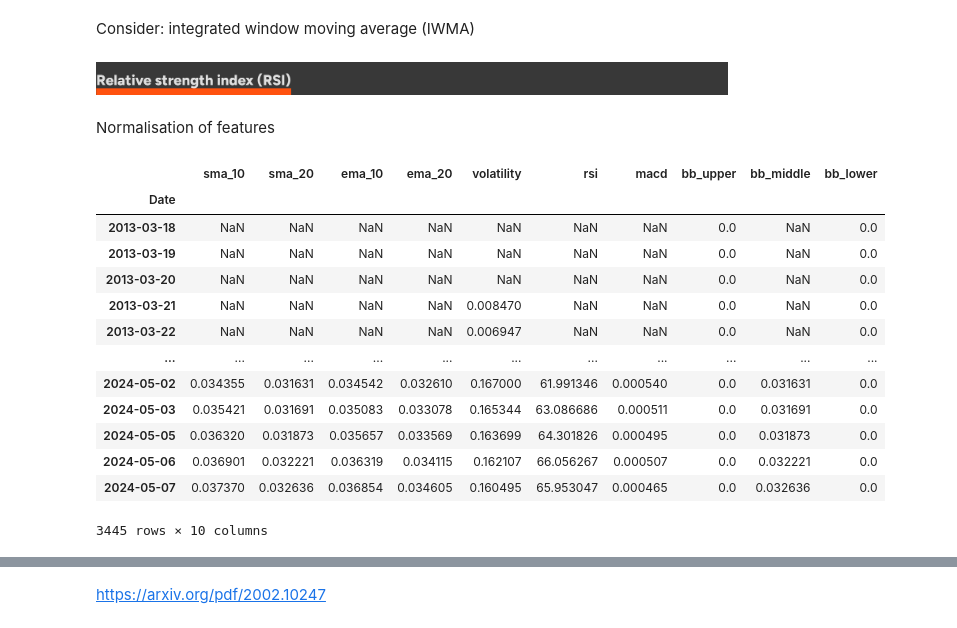
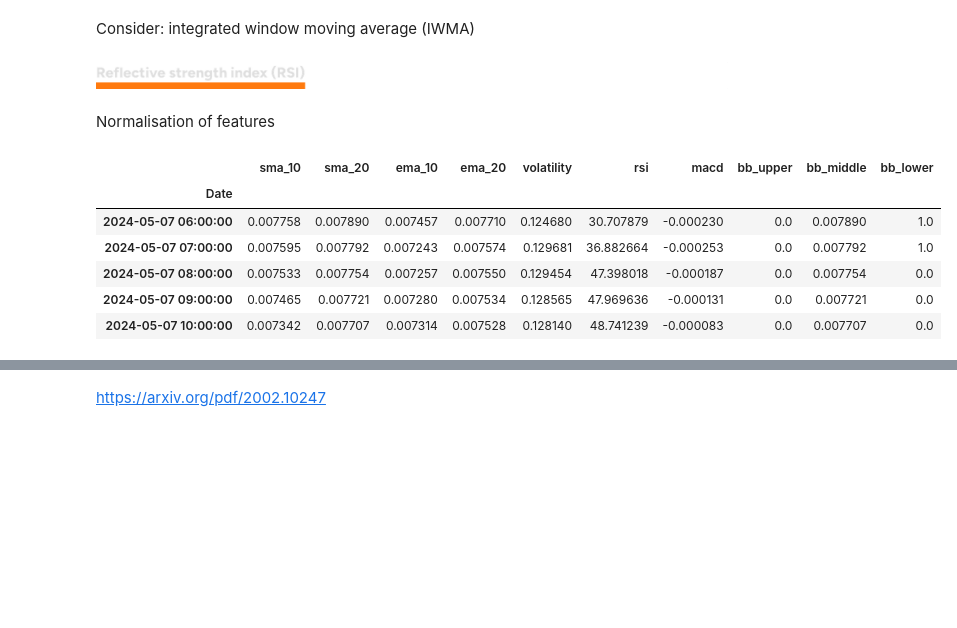
Before and after one commit to kellyle404/backtest_overfit, a Jupyter notebook: 🍀🌸🌿BACKTEST_OVERFITTING_CODES.ipynb, the cells around one changed output, grey strips where cells are left out. Drawn from its saved outputs; the diff is of its cells as text; code cells hidden in the pictures; blank space fills up the shorter version.

```diff
--- a/🍀🌸🌿BACKTEST_OVERFITTING_CODES.ipynb
+++ b/🍀🌸🌿BACKTEST_OVERFITTING_CODES.ipynb
@@ -293,0 +233,7 @@ Number of columns with NaN values:
+# %%
+forex_hourly_log_frdiff = forex_hourly_log.copy()
+fracDiff = FractionalDifferentiator()
+
+for pair in logged_non_stationary_pairs:
+    forex_hourly_log_frdiff[pair] = fracDiff.FitTransform(forex_hourly_log[pair])
+display(forex_hourly_log_frdiff)
@@ -323,6 +286,5 @@ consider: spreads, changes in bid prices, changes in ask prices, differences in
 Lets just pick out AUDCHF as an example to see how the `features` df is formed for each price path.
 # %%
 # Pick out a single path to demonstrate how the features df is created
-AUDCHF = forex_daily_log['AUDCHF']
+AUDCHF = forex_hourly_log_frdiff['AUDCHF']
 features_AUDCHF = pd.DataFrame()
-AUDCHF
@@ -353,7 +301,7 @@ features_AUDCHF['ema_20'] = ta.trend.ema_indicator(AUDCHF, window=20)
 # %% [markdown]
 Volatility - Exponential weighted moving average (EWMA)
 # %%
-def daily_volatility_with_log_returns(
+def volatility_with_log_returns(
         close: pd.Series,
         span: int = 100 # determines how much weight is assigned to the previous observations in the EWMA calculation
 ) -> pd.Series:
@@ -369,22 +317,22 @@ def daily_volatility_with_log_returns(
     """
 
     df = close.index.searchsorted(close.index - pd.Timedelta(days=1))
-    # searchsorted method returns the index of the first element in the array that is greater than the search value.
+    # searchsorted method returns the index of the first element in the array that is greater than the search value
 
-    df = df[df > 0] # filters out the non-positive values from the df array, ensuring that only valid indices are considered.
+    df = df[df > 0] # filters out the non-positive values from the df array, ensuring that only valid indices are considered
     df = pd.Series(close.index[df - 1], index=close.index[close.shape[0] - df.shape[0]:])
     returns = np.log(close.loc[df.index] / close.loc[df.values].values)
     stds = returns.ewm(span=span).std().rename("std")
-    # essentially its just using an alpha param that is determined by the span, then use that as kinda like a weigth
+    # essentially its just using an alpha param that is determined by the span, then use that as kinda like a weight
     # param for the std method nothin 2 complicated
 
     return stds
 # %%
-features_AUDCHF['volatility'] = daily_volatility_with_log_returns(AUDCHF, 100)
+features_AUDCHF['volatility'] = volatility_with_log_returns(AUDCHF, 100)
 # %% [markdown]
 Consider: integrated window moving average (IWMA)
 # %% [markdown]
-![RSI.png](embedded-picture-1-old)
+![RSI.png](embedded-picture-1-new)
 # %%
 features_AUDCHF['rsi'] = ta.momentum.rsi(AUDCHF)
 features_AUDCHF['macd'] = ta.trend.macd_diff(AUDCHF)
@@ -394,19 +342,12 @@ features_AUDCHF['bb_upper'], features_AUDCHF['bb_middle'], features_AUDCHF['bb_l
 # %% [markdown]
 Normalisation of features
 # %%
-features_AUDCHF
+features_AUDCHF.tail()
 # %% [output]
 |  | sma_10 | sma_20 | ema_10 | ema_20 | volatility | rsi | macd | bb_upper | bb_middle | bb_lower |
 | Date |  |  |  |  |  |  |  |  |  |  |
-| 2013-03-18 | NaN | NaN | NaN | NaN | NaN | NaN | NaN | 0.0 | NaN | 0.0 |
-| 2013-03-19 | NaN | NaN | NaN | NaN | NaN | NaN | NaN | 0.0 | NaN | 0.0 |
-| 2013-03-20 | NaN | NaN | NaN | NaN | NaN | NaN | NaN | 0.0 | NaN | 0.0 |
-| 2013-03-21 | NaN | NaN | NaN | NaN | 0.008470 | NaN | NaN | 0.0 | NaN | 0.0 |
-| 2013-03-22 | NaN | NaN | NaN | NaN | 0.006947 | NaN | NaN | 0.0 | NaN | 0.0 |
-| ... | ... | ... | ... | ... | ... | ... | ... | ... | ... | ... |
-| 2024-05-02 | 0.034355 | 0.031631 | 0.034542 | 0.032610 | 0.167000 | 61.991346 | 0.000540 | 0.0 | 0.031631 | 0.0 |
-| 2024-05-03 | 0.035421 | 0.031691 | 0.035083 | 0.033078 | 0.165344 | 63.086686 | 0.000511 | 0.0 | 0.031691 | 0.0 |
-| 2024-05-05 | 0.036320 | 0.031873 | 0.035657 | 0.033569 | 0.163699 | 64.301826 | 0.000495 | 0.0 | 0.031873 | 0.0 |
-| 2024-05-06 | 0.036901 | 0.032221 | 0.036319 | 0.034115 | 0.162107 | 66.056267 | 0.000507 | 0.0 | 0.032221 | 0.0 |
-| 2024-05-07 | 0.037370 | 0.032636 | 0.036854 | 0.034605 | 0.160495 | 65.953047 | 0.000465 | 0.0 | 0.032636 | 0.0 |
+| 2024-05-07 06:00:00 | 0.007758 | 0.007890 | 0.007457 | 0.007710 | 0.124680 | 30.707879 | -0.000230 | 0.0 | 0.007890 | 1.0 |
+| 2024-05-07 07:00:00 | 0.007595 | 0.007792 | 0.007243 | 0.007574 | 0.129681 | 36.882664 | -0.000253 | 0.0 | 0.007792 | 1.0 |
+| 2024-05-07 08:00:00 | 0.007533 | 0.007754 | 0.007257 | 0.007550 | 0.129454 | 47.398018 | -0.000187 | 0.0 | 0.007754 | 0.0 |
+| 2024-05-07 09:00:00 | 0.007465 | 0.007721 | 0.007280 | 0.007534 | 0.128565 | 47.969636 | -0.000131 | 0.0 | 0.007721 | 0.0 |
+| 2024-05-07 10:00:00 | 0.007342 | 0.007707 | 0.007314 | 0.007528 | 0.128140 | 48.741239 | -0.000083 | 0.0 | 0.007707 | 0.0 |
-3445 rows × 10 columns
```
Also changed, not shown: parts of 66 cells of this notebook, 1 other file.
